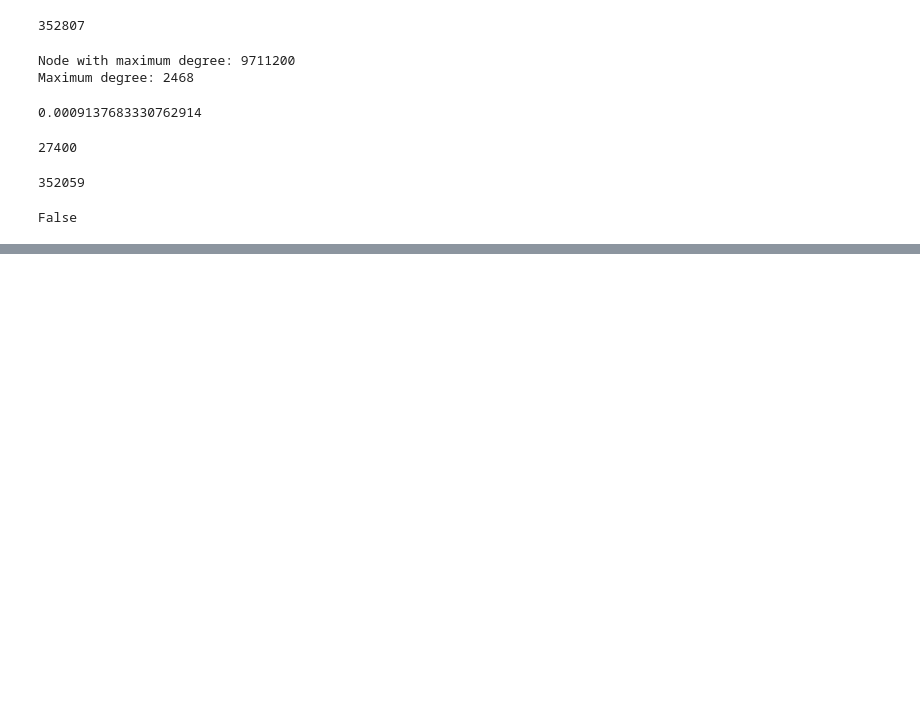
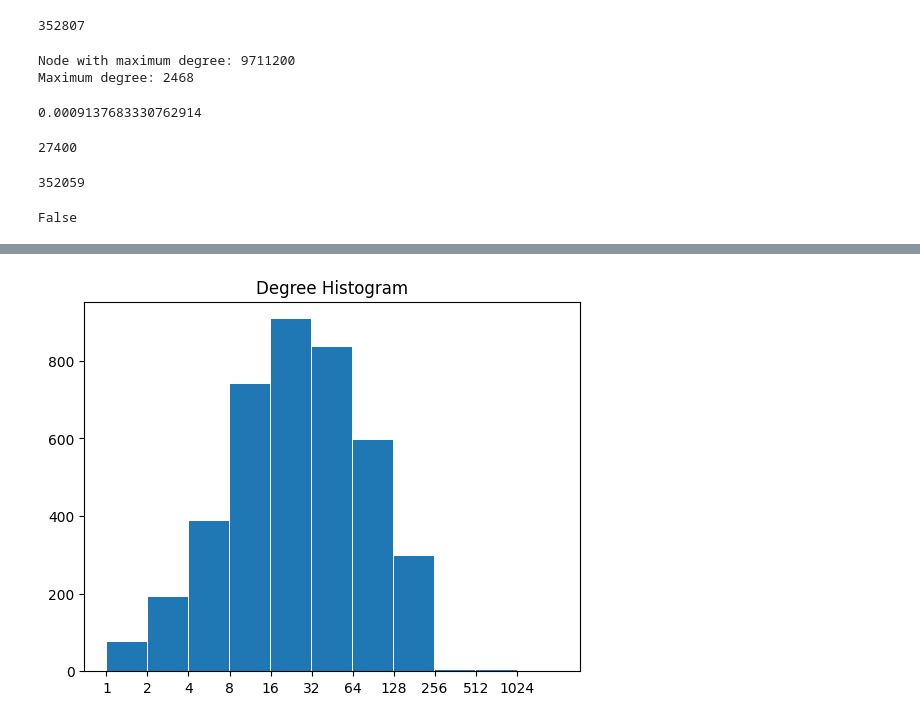
Before and after one commit to mostafa-ja/Complex_Networks, a Jupyter notebook: assignment4/main.ipynb, the cells around one changed output, grey strips where cells are left out. Cells and saved outputs as stored; diff of their text form; code cells hidden in the pictures; blank space fills up the shorter version.

```diff
--- a/assignment4/main.ipynb
+++ b/assignment4/main.ipynb
@@ -118,0 +169,17 @@ sort_dict_by_value(nx.degree_centrality(G))
+# %%
+import collections
+import matplotlib.pyplot as plt
+
+degree_sequence = [int(np.log2(d)) for n, d in G.degree()]
+degreeCount = collections.Counter(degree_sequence)
+
+deg, cnt = degreeCount.keys(), degreeCount.values()
+
+fig, ax = plt.subplots()
+plt.bar(deg, cnt,width=0.99)
+plt.title("Degree Histogram")
+ax.set_xticks([d-0.5  for d in deg])
+ax.set_xticklabels(np.power(2,list(deg)))
+plt.show()
+# %% [output]
+[figure, added]
```
Also changed, not shown: parts of 11 cells of this notebook.
